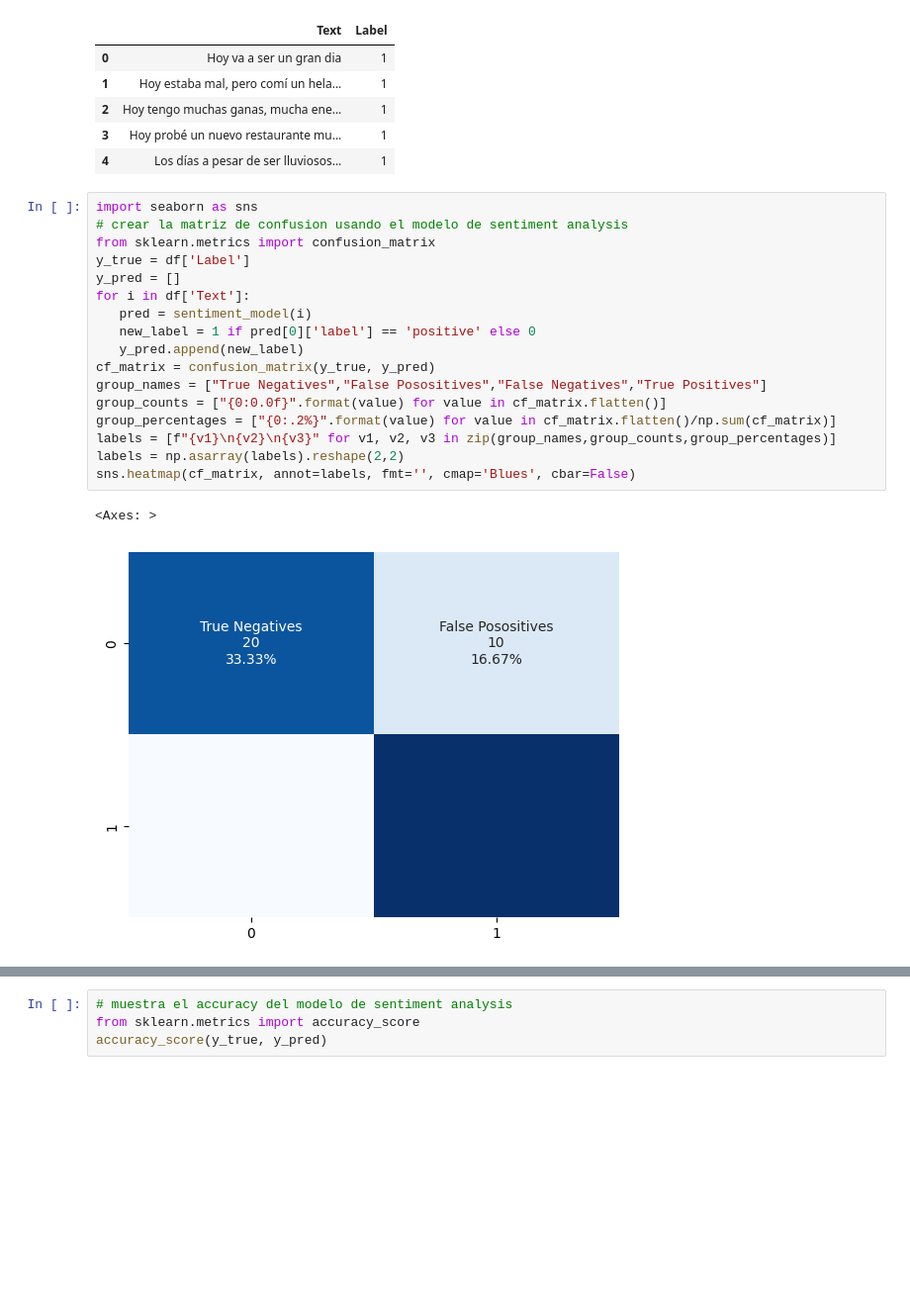
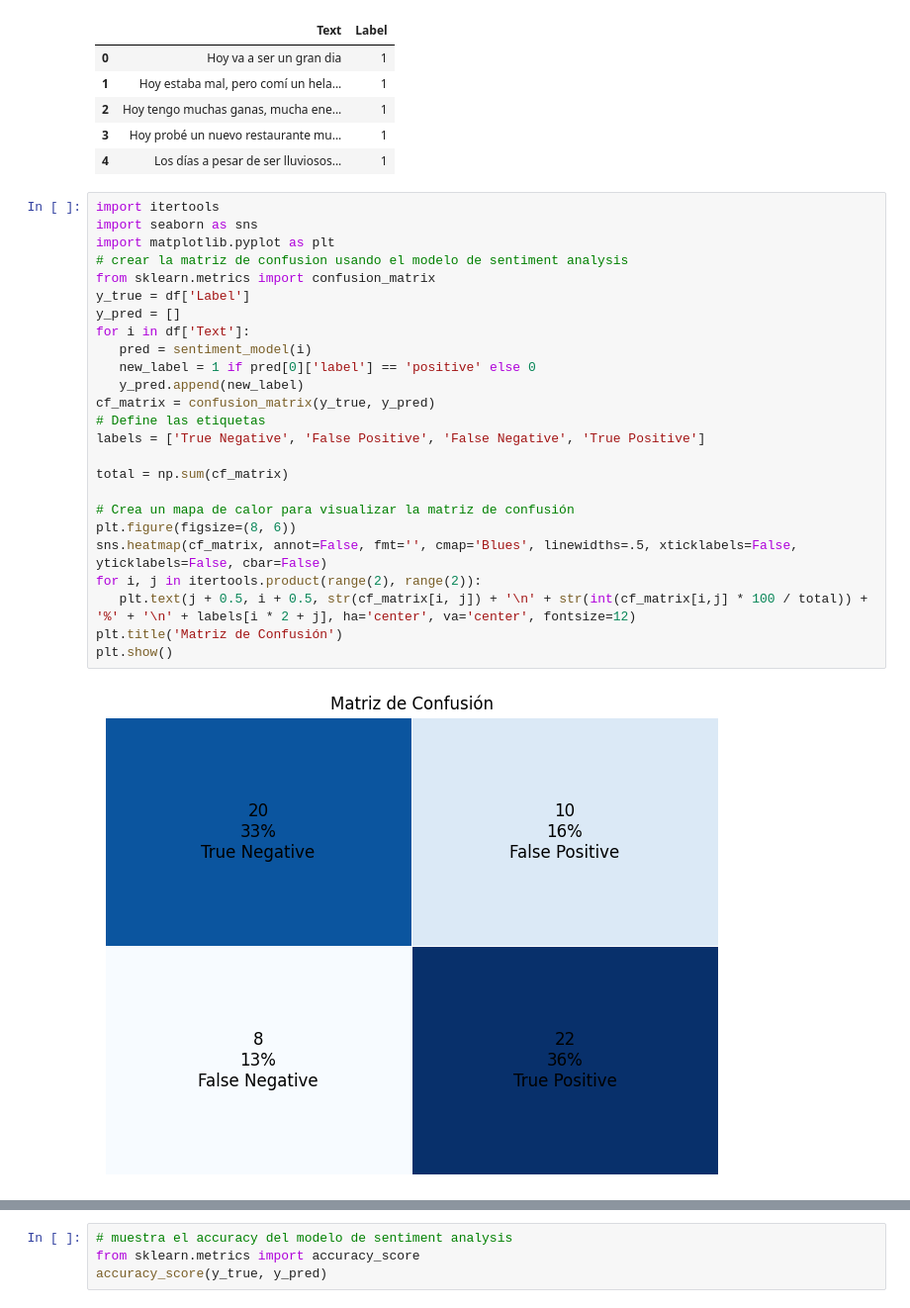
Before and after one commit to raulangelj/analisis_sentimientos_depresion, a Jupyter notebook: sentimientos.ipynb, the cells around one changed output, grey strips where cells are left out. Shown at 99% size. Cells and saved outputs as stored; diff of their text form; blank space fills up the shorter version.

```diff
--- a/sentimientos.ipynb
+++ b/sentimientos.ipynb
@@ -369,22 +371,29 @@ df.head()
 | 3 | Hoy probé un nuevo restaurante mu... | 1 |
 | 4 | Los días a pesar de ser lluviosos... | 1 |
 # %%
+import itertools
 import seaborn as sns
+import matplotlib.pyplot as plt
 # crear la matriz de confusion usando el modelo de sentiment analysis
 from sklearn.metrics import confusion_matrix
 y_true = df['Label']
 y_pred = []
 for i in df['Text']:
    pred = sentiment_model(i)
    new_label = 1 if pred[0]['label'] == 'positive' else 0
    y_pred.append(new_label)
 cf_matrix = confusion_matrix(y_true, y_pred)
-group_names = ["True Negatives","False Posositives","False Negatives","True Positives"]
-group_counts = ["{0:0.0f}".format(value) for value in cf_matrix.flatten()]
-group_percentages = ["{0:.2%}".format(value) for value in cf_matrix.flatten()/np.sum(cf_matrix)]
-labels = [f"{v1}\n{v2}\n{v3}" for v1, v2, v3 in zip(group_names,group_counts,group_percentages)]
-labels = np.asarray(labels).reshape(2,2)
-sns.heatmap(cf_matrix, annot=labels, fmt='', cmap='Blues', cbar=False)
+# Define las etiquetas
+labels = ['True Negative', 'False Positive', 'False Negative', 'True Positive']
+
+total = np.sum(cf_matrix)
+
+# Crea un mapa de calor para visualizar la matriz de confusión
+plt.figure(figsize=(8, 6))
+sns.heatmap(cf_matrix, annot=False, fmt='', cmap='Blues', linewidths=.5, xticklabels=False, yticklabels=False, cbar=False)
+for i, j in itertools.product(range(2), range(2)):
+   plt.text(j + 0.5, i + 0.5, str(cf_matrix[i, j]) + '\n' + str(int(cf_matrix[i,j] * 100 / total)) + '%' + '\n' + labels[i * 2 + j], ha='center', va='center', fontsize=12)
+plt.title('Matriz de Confusión')
+plt.show()
 # %% [output]
-<Axes: >
-[figure, old version]
+[figure, new version]
```
Also changed, not shown: parts of 5 cells of this notebook, 2 other files.
